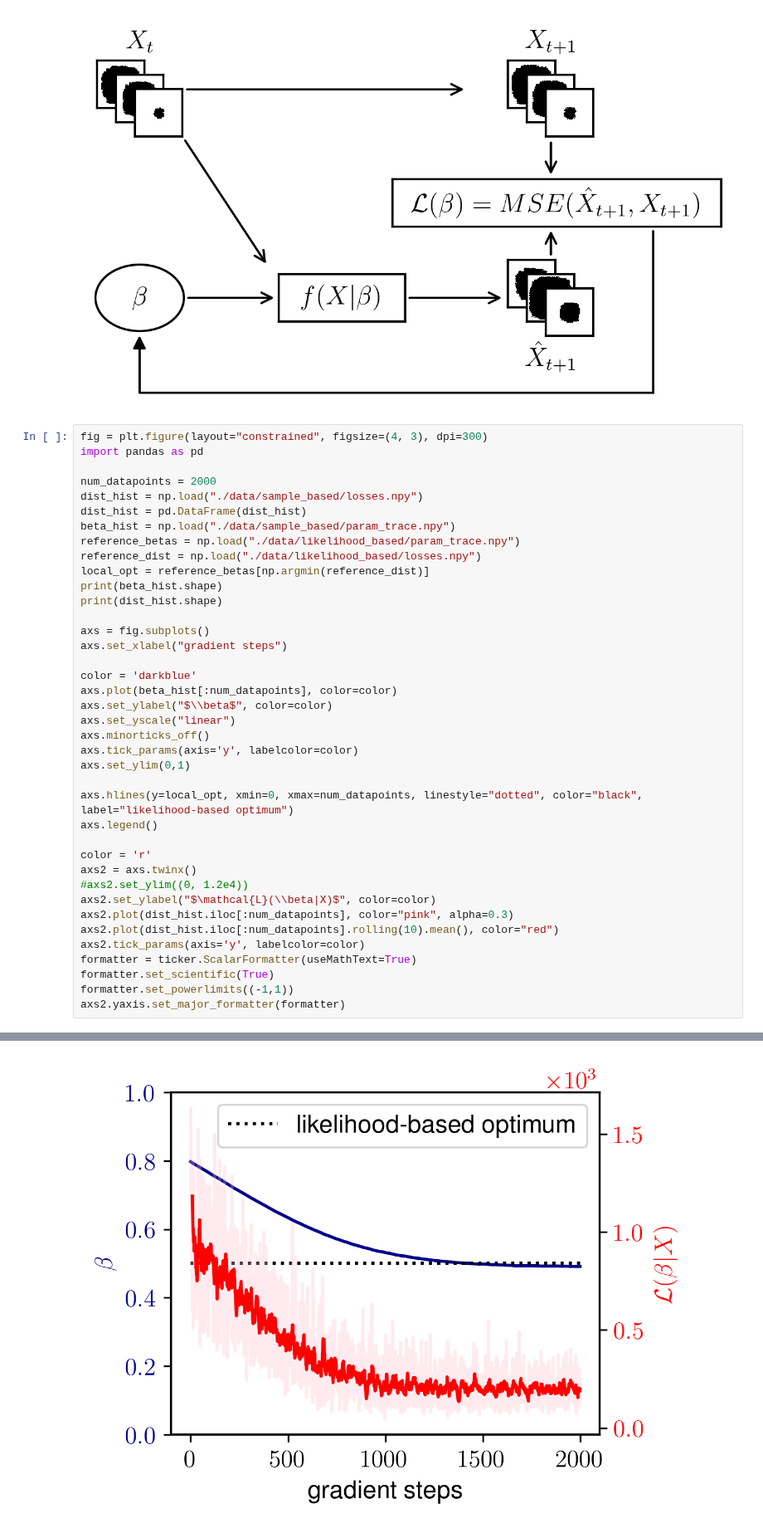
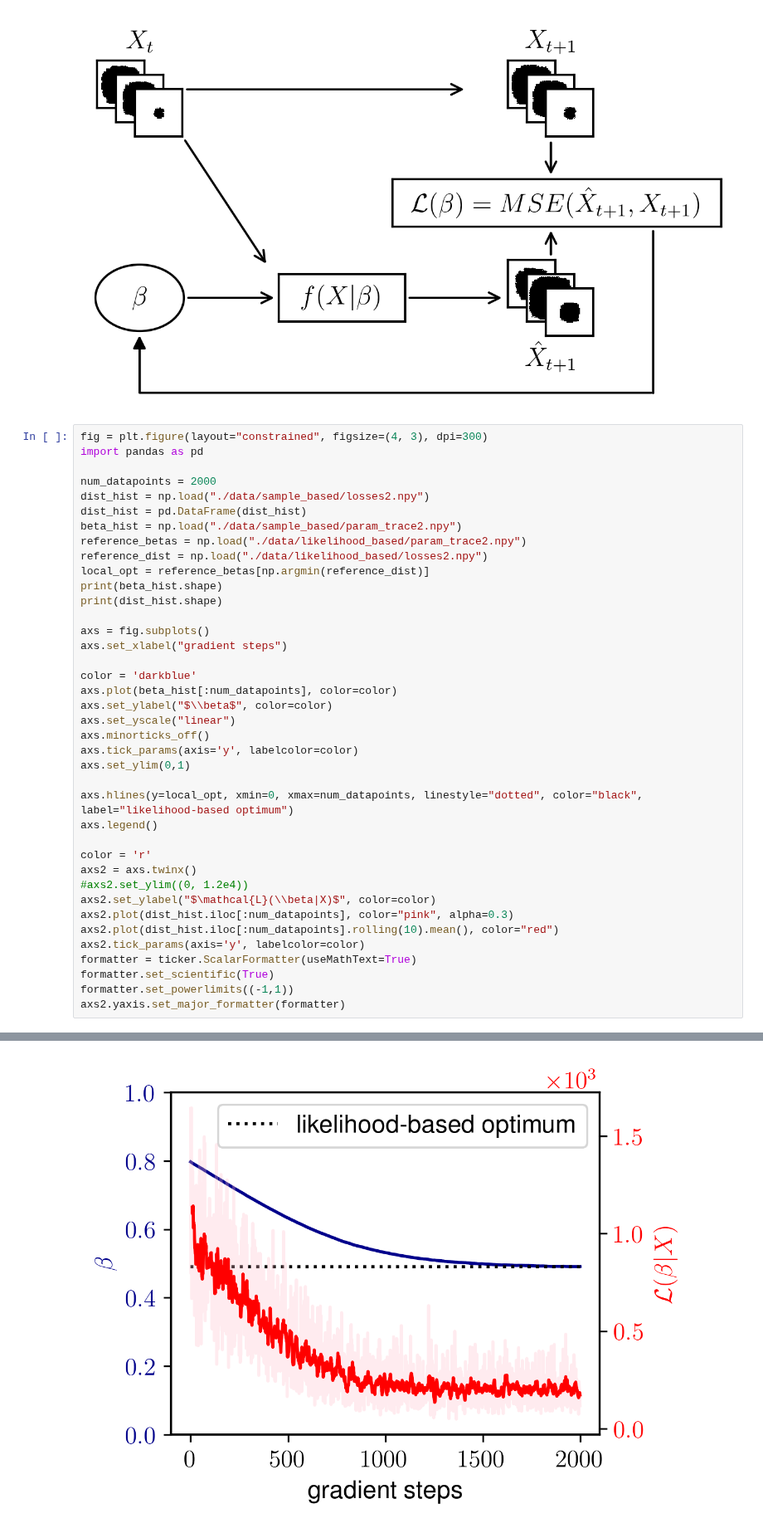
Before and after one commit to JanSchering/Thesis, a Jupyter notebook: figures/figure1/Vis.ipynb, the cells around one changed output, grey strips where cells are left out. Shown at 83% size. Drawn from its saved outputs; the diff is of its cells as text.

```diff
--- a/figures/figure1/Vis.ipynb
+++ b/figures/figure1/Vis.ipynb
@@ -788,41 +788,41 @@ fig = plt.figure(layout="constrained", figsize=(4, 3), dpi=300)
 import pandas as pd
 
 num_datapoints = 2000
-dist_hist = np.load("./data/sample_based/losses.npy")
+dist_hist = np.load("./data/sample_based/losses2.npy")
 dist_hist = pd.DataFrame(dist_hist)
-beta_hist = np.load("./data/sample_based/param_trace.npy")
-reference_betas = np.load("./data/likelihood_based/param_trace.npy")
-reference_dist = np.load("./data/likelihood_based/losses.npy")
+beta_hist = np.load("./data/sample_based/param_trace2.npy")
+reference_betas = np.load("./data/likelihood_based/param_trace2.npy")
+reference_dist = np.load("./data/likelihood_based/losses2.npy")
 local_opt = reference_betas[np.argmin(reference_dist)]
 print(beta_hist.shape)
 print(dist_hist.shape)
 
 axs = fig.subplots()
 axs.set_xlabel("gradient steps")
 
 color = 'darkblue'
 axs.plot(beta_hist[:num_datapoints], color=color)
 axs.set_ylabel("$\\beta$", color=color)
 axs.set_yscale("linear")
 axs.minorticks_off()
 axs.tick_params(axis='y', labelcolor=color)
 axs.set_ylim(0,1)
 
 axs.hlines(y=local_opt, xmin=0, xmax=num_datapoints, linestyle="dotted", color="black", label="likelihood-based optimum")
 axs.legend()
 
 color = 'r'
 axs2 = axs.twinx()
 #axs2.set_ylim((0, 1.2e4))
 axs2.set_ylabel("$\mathcal{L}(\\beta|X)$", color=color)
 axs2.plot(dist_hist.iloc[:num_datapoints], color="pink", alpha=0.3)
 axs2.plot(dist_hist.iloc[:num_datapoints].rolling(10).mean(), color="red")
 axs2.tick_params(axis='y', labelcolor=color)
 formatter = ticker.ScalarFormatter(useMathText=True)
 formatter.set_scientific(True)
 formatter.set_powerlimits((-1,1))
 axs2.yaxis.set_major_formatter(formatter)
 # %% [output]
 (4550,)
 (4550, 1)
-[figure, old version]
+[figure, new version]
```
Also changed, not shown: parts of 4 cells of this notebook, 1 other file.
